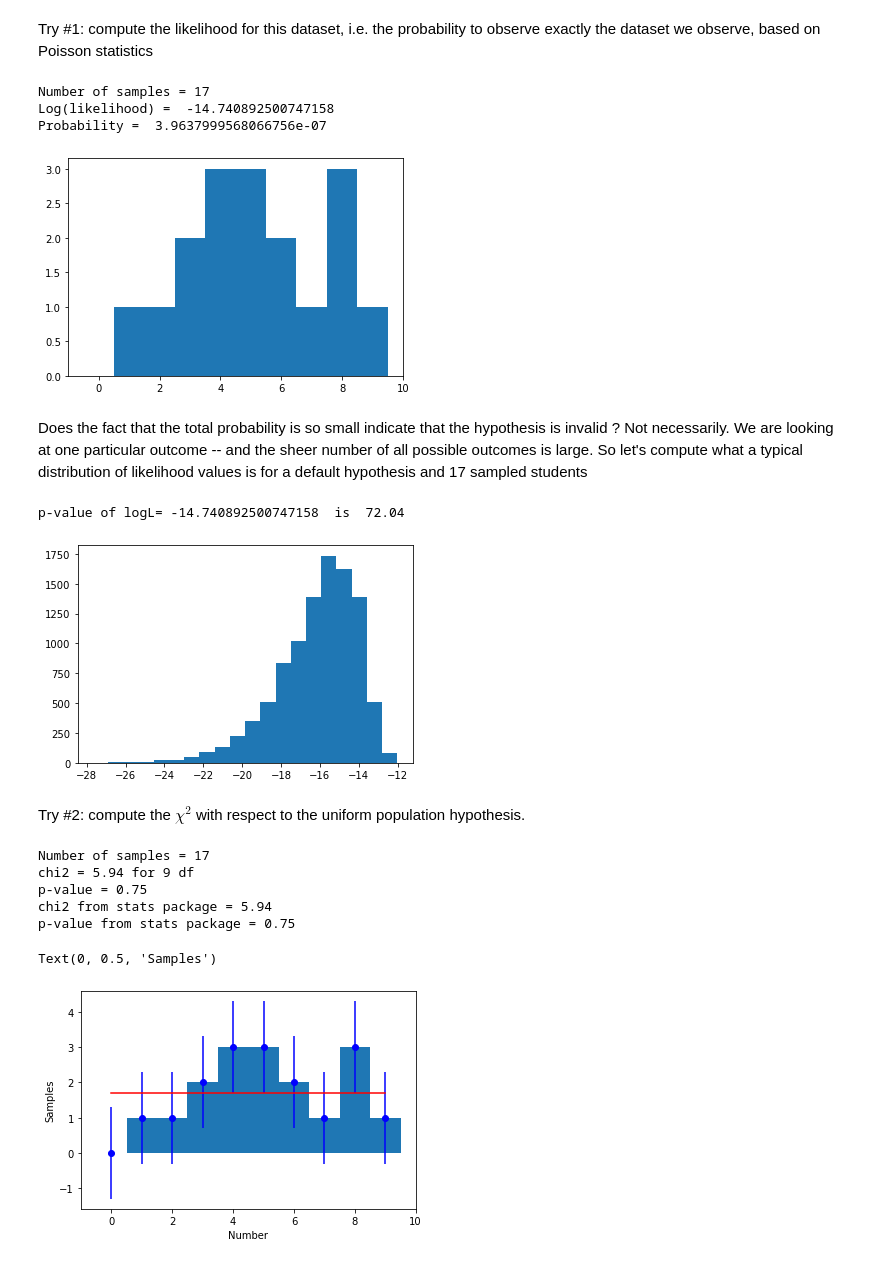
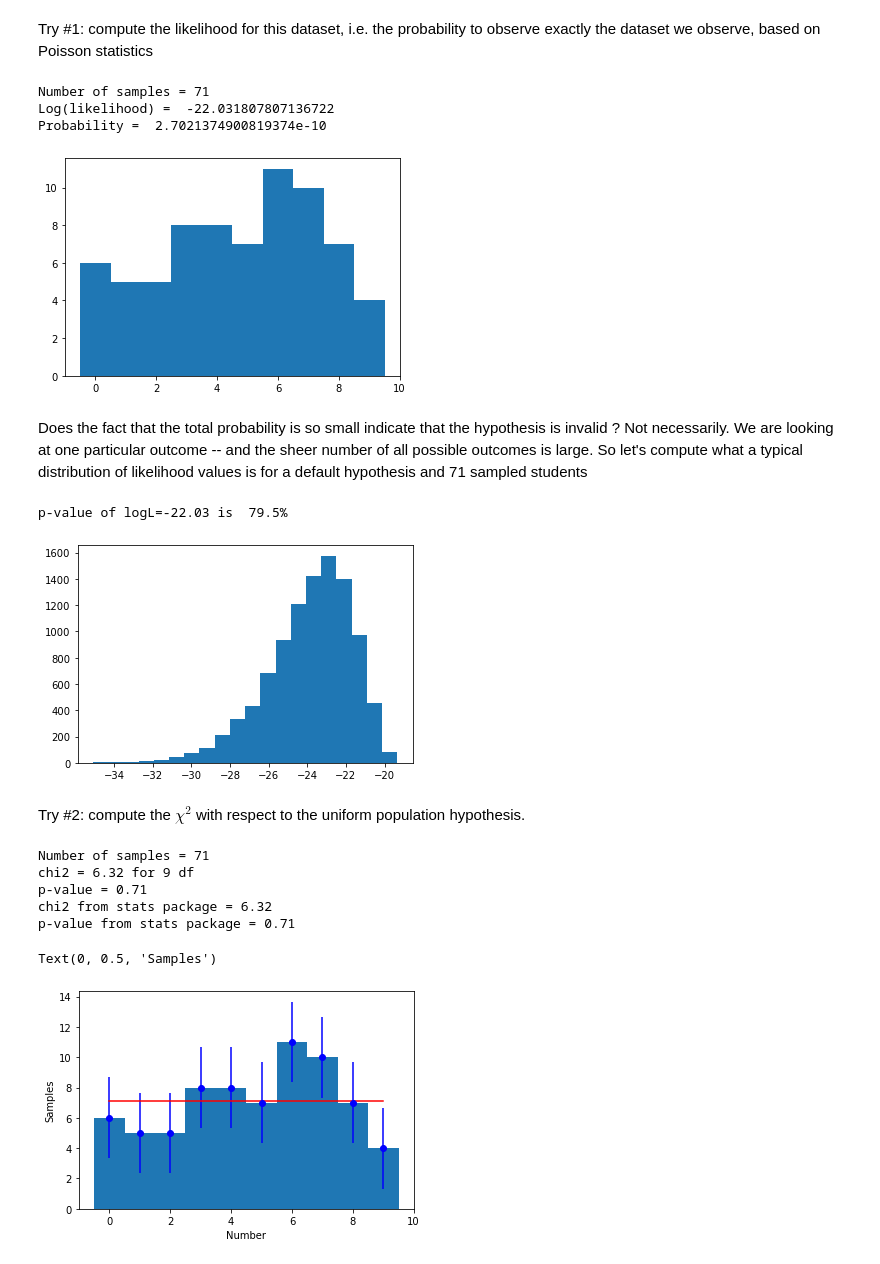
Before and after one commit to ds-connectors/Physics-88-Sp21, a Jupyter notebook: Week07/Lecture06.ipynb, the cells around one changed output. Cells and saved outputs as stored; diff of their text form; code cells hidden in the pictures.

```diff
--- a/Week07/Lecture06.ipynb
+++ b/Week07/Lecture06.ipynb
@@ -505,7 +505,7 @@ Let's test if the distribution collected in class (poll of 54 students of any nu
 # %% [markdown]
 Try #1: compute the likelihood for this dataset, i.e. the probability to observe exactly the dataset we observe, based on Poisson statistics
 # %%
-x = np.loadtxt('sample.dat')
+x = np.loadtxt('sample_merged.dat')
 N = len(x)
 print('Number of samples =',N)
 
@@ -524,12 +524,12 @@ for i in range(0,10):
 print('Log(likelihood) = ',logL)
 print('Probability = ',np.exp(logL))
 # %% [output]
-Number of samples = 17
-Log(likelihood) =  -14.740892500747158
-Probability =  3.9637999568066756e-07
+Number of samples = 71
+Log(likelihood) =  -22.031807807136722
+Probability =  2.7021374900819374e-10
-[figure, old version]
+[figure, new version]
 # %% [markdown]
-Does the fact that the total probability is so small indicate that the hypothesis is invalid ? Not necessarily. We are looking at one particular outcome -- and the sheer number of all possible outcomes is large. So let's compute what a typical distribution of likelihood values is for a default hypothesis and 17 sampled students
+Does the fact that the total probability is so small indicate that the hypothesis is invalid ? Not necessarily. We are looking at one particular outcome -- and the sheer number of all possible outcomes is large. So let's compute what a typical distribution of likelihood values is for a default hypothesis and 71 sampled students
 # %%
 Ntrials = 10000
 logL_try = np.zeros(Ntrials)
@@ -547,14 +547,14 @@ entries, bins, patches = plt.hist(logL_try, 20)
 
 # compare the observed likelihood to the population
 pval = sp.stats.percentileofscore(logL_try,logL)
-print('p-value of logL=',logL,' is ',pval)
+print('p-value of logL={0:5.2f} is {1:5.1f}%'.format(logL,pval))
 # %% [output]
-p-value of logL= -14.740892500747158  is  72.04
+p-value of logL=-22.03 is  79.5%
-[figure, old version]
+[figure, new version]
 # %% [markdown]
 Try #2: compute the $\chi^2$ with respect to the uniform population hypothesis.
 # %%
-x = np.loadtxt('sample.dat')
+x = np.loadtxt('sample_merged.dat')
 N = len(x)
 print('Number of samples =',N)
 
@@ -564,36 +564,36 @@ expected = 0.1*N*np.ones(len(n))
 # loop over all entries in the histogram, compute chi^2 assuming
 # Poisson errors for each bin
 
 en = np.ones(len(n))
 chi2 = 0
 for i in range(0,10):
     value = n[i]
     en[i] = np.sqrt(expected[i])
 #    if value > 0:
 #        en[i] = np.sqrt(value)
 
     chi2 += ((value - expected[i])/en[i])**2
 
 ndf = len(n)-1  # why -1 ?
 print('chi2 = {chi2:4.2f} for {ndf:d} df'.format(chi2=chi2,ndf=ndf))
 print('p-value = {0:4.2f}'.format(sp.stats.chi2.sf(chi2,ndf)))
 
 # alternative way to compute p-value
 chi2_sp, p_sp = sp.stats.chisquare(f_obs=n,f_exp=expected)
 print('chi2 from stats package = {0:4.2f}'.format(chi2_sp))
 print('p-value from stats package = {0:4.2f}'.format(p_sp))
 
 # plot the distribition with error bars
 x = np.arange(0,10)
 plt.errorbar(x, n, xerr=0, yerr=en, fmt='bo')
 plt.plot(x,expected,'r-')
 plt.xlabel('Number')
 plt.ylabel('Samples')
 # %% [output]
-Number of samples = 17
-chi2 = 5.94 for 9 df
-p-value = 0.75
-chi2 from stats package = 5.94
-p-value from stats package = 0.75
+Number of samples = 71
+chi2 = 6.32 for 9 df
+p-value = 0.71
+chi2 from stats package = 6.32
+p-value from stats package = 0.71
 Text(0, 0.5, 'Samples')
-[figure, old version]
+[figure, new version]
```
Also changed, not shown: parts of 1 cell of this notebook, 1 other file.
